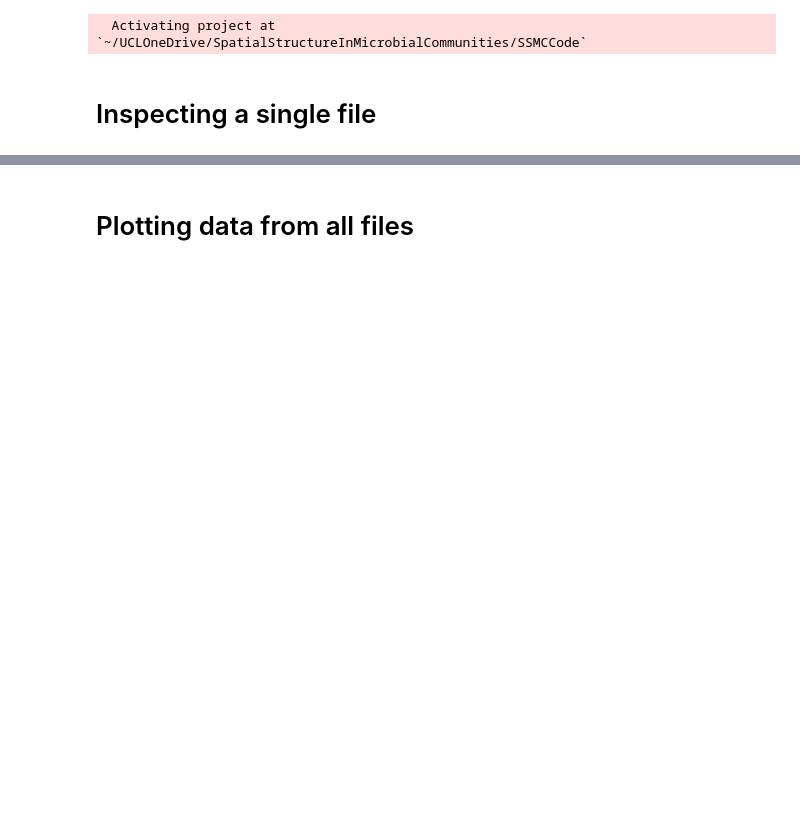
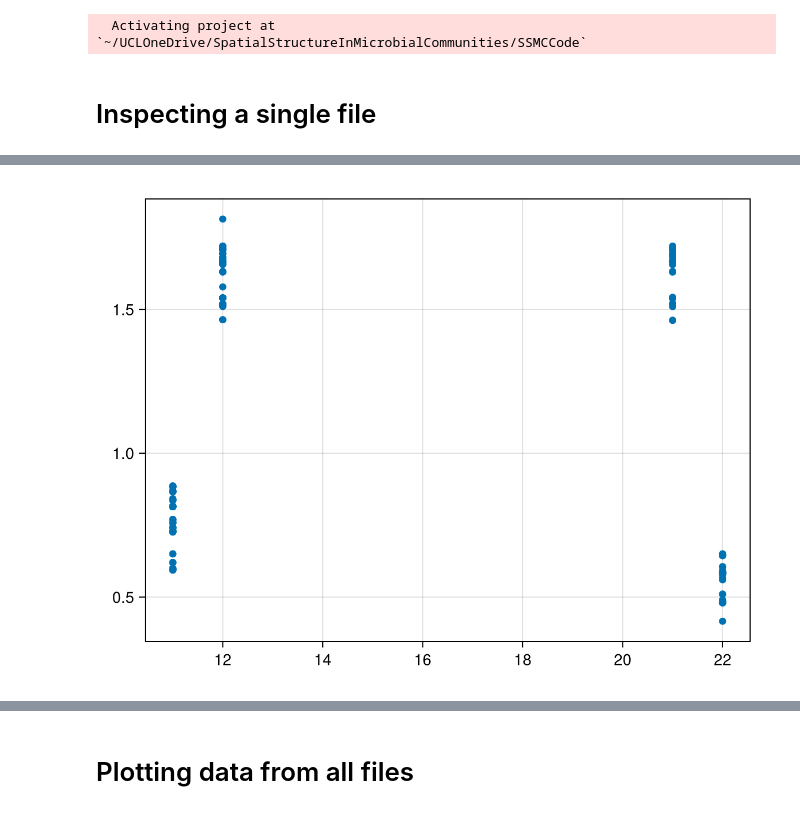
Before and after one commit to kockahonza/SSMC, a Jupyter notebook: cluster_env/runs/twomms1/Lengthscales.ipynb, the cells around one changed output, grey strips where cells are left out. Saved outputs shown, nothing was run; the diff lists cells and outputs as text; code cells hidden in the pictures; blank space fills up the shorter version.

```diff
--- a/cluster_env/runs/twomms1/Lengthscales.ipynb
+++ b/cluster_env/runs/twomms1/Lengthscales.ipynb
@@ -75,0 +85,2 @@ WARNING: both Makie and Distributions export "scale!"; uses of it in module SSMC
+# %%
+xx = identify_peak_gaps.(results[iK].fss, dx)
@@ -75,0 +105,7 @@ WARNING: both Makie and Distributions export "scale!"; uses of it in module SSMC
+# %%
+xx1 = vcat(getindex.(xx, 1)...)
+xx2 = vcat(getindex.(xx, 2)...);
+# %%
+scatter(xx2, xx1)
+# %% [output]
+[figure, added]
```
Also changed, not shown: parts of 18 cells of this notebook, 9 other files.
